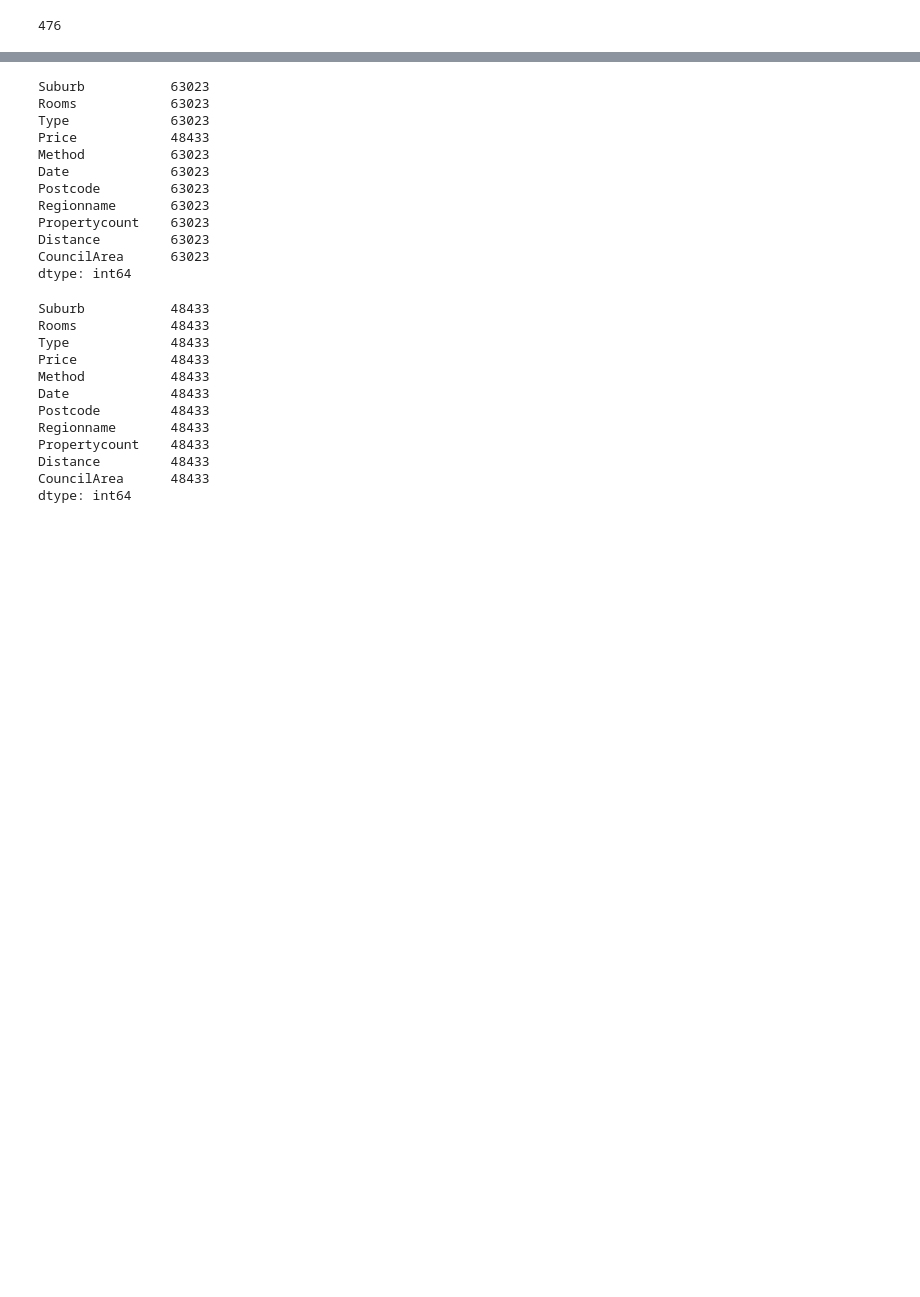
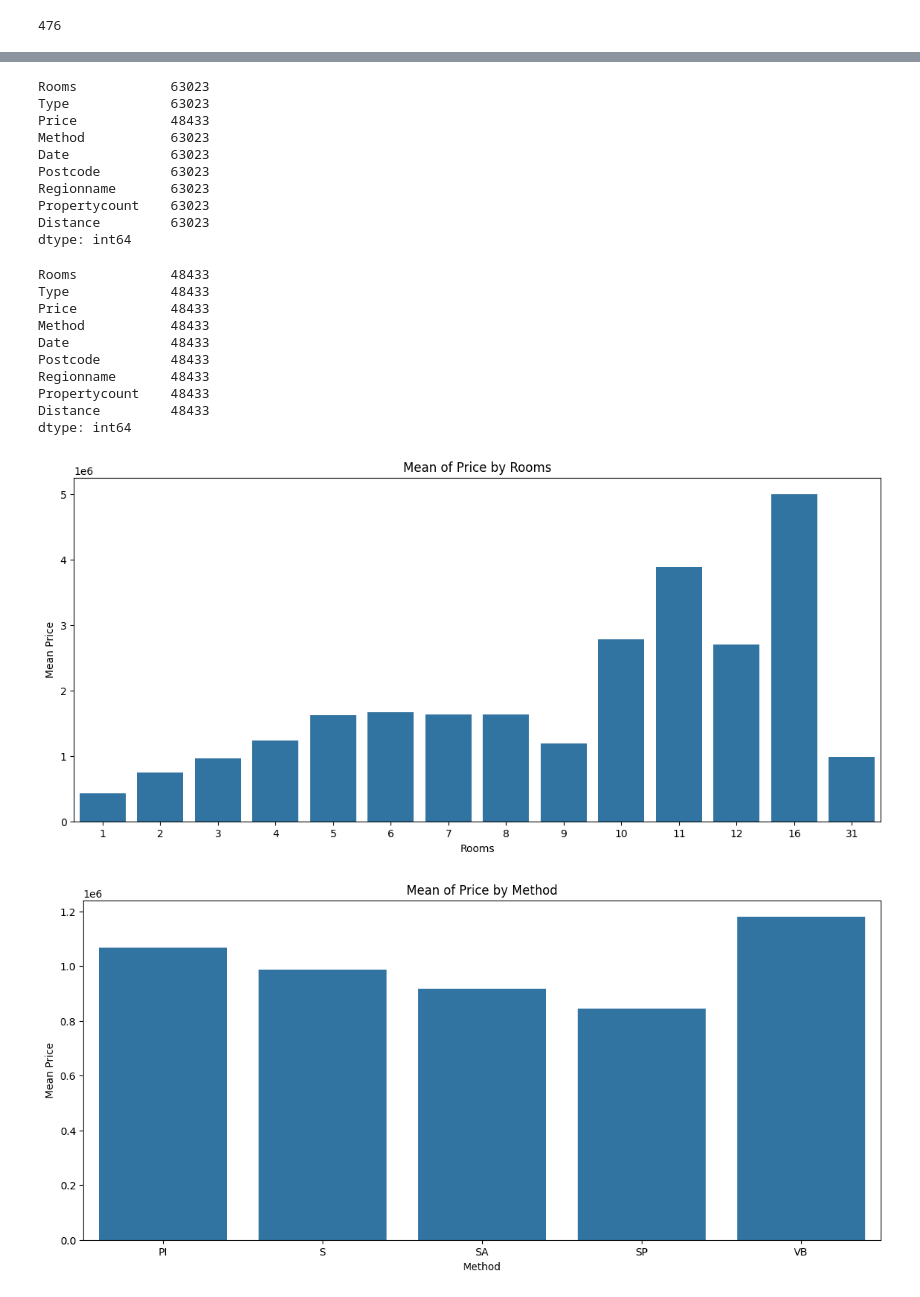
Before and after one commit to 9WooPWooP8/magister_statitstics_labs, a Jupyter notebook: lab5/task_new.ipynb, the cells around one changed output, grey strips where cells are left out. Drawn from its saved outputs; the diff is of its cells as text; code cells hidden in the pictures; blank space fills up the shorter version.

```diff
--- a/lab5/task_new.ipynb
+++ b/lab5/task_new.ipynb
@@ -53,7 +53,15 @@ len(df["SellerG"].unique())
 # dev site - development site;
 # o res - other residential.
 # %%
-df = df.drop("SellerG", axis=1).drop("Address", axis=1)
+drop_columns = ["SellerG", "Address", "Suburb", "CouncilArea"]
+
+for col in drop_columns:
+    df = df.drop(col, axis=1)
+
+df['Date'] = pd.to_datetime(df['Date'], format="%d/%m/%Y")
+
+# Convert date to total seconds since Unix epoch
+df['Date'] = (df['Date'] - pd.Timestamp('1970-01-01')).dt.total_seconds()
 # %%
 df.isnull().sum()
 # %% [output]
@@ -72,7 +78,6 @@ dtype: int64
 # %%
 df.count()
 # %% [output]
-Suburb           63023
 Rooms            63023
 Type             63023
 Price            48433
@@ -82,14 +87,12 @@ Postcode         63023
 Regionname       63023
 Propertycount    63023
 Distance         63023
-CouncilArea      63023
 dtype: int64
 # %%
 df = df.dropna()
 # %%
 df.count()
 # %% [output]
-Suburb           48433
 Rooms            48433
 Type             48433
 Price            48433
@@ -99,21 +102,60 @@ Postcode         48433
 Regionname       48433
 Propertycount    48433
 Distance         48433
-CouncilArea      48433
 dtype: int64
 # %%
 import pandas as pd
 import numpy as np
 import matplotlib.pyplot as plt
 from scipy.stats import gaussian_kde
 import seaborn as sns
 
+df_target = df["Price"]
+df_target_name = "Price"
 
-continuous_data_columns = ["age", "credit_score", "balance", "estimated_salary", "tenure"]
-categorical_data_columns = ["country", "gender", "products_number", "credit_card", "active_member"]
+discrete_data_columns = ["Rooms"]
+continuous_data_columns = ["Distance", "Propertycount", "Date"]
+number_data_columns = discrete_data_columns + continuous_data_columns
+categorical_data_columns = ["Regionname", "Method", "Type"]
+
+plt.rcParams['figure.figsize'] = (14, 6)
+
+for column in discrete_data_columns + ["Method", "Type"]:
+    # Calculate the mean of 'target' by 'group'
+    mean_target_by_group = df.groupby(column)[df_target_name].mean()
+
+    mean_target_by_group = mean_target_by_group.reset_index()
+
+    # Plot
+    sns.barplot(data=mean_target_by_group, x=column, y=df_target_name)
+    plt.title(f'Mean of Price by {column}')
+    plt.xlabel(column)
+    plt.ylabel('Mean Price')
+    plt.show()
 
 
-fig, axs = plt.subplots(nrows=4, ncols=3, figsize=(15,20))
-axs=axs.flat
-for i in range(len(df.columns)-1):
-    sns.histplot(data=df, bins=15, stat=count x=df.columns[i],hue="Price",ax=axs[i])
+for column in continuous_data_columns:
+    # Calculate the mean of 'target' by 'group'# Bin 'x' into discrete categories
+    df_grouped_cont = df.copy()
+    df_grouped_cont['x_bin'] = pd.cut(df_grouped_cont[column], bins=7)
+
+    # Calculate mean of 'y' for each bin
+    aggregated_data = df_grouped_cont.groupby('x_bin')[df_target_name].mean().reset_index()
+
+    # Plot
+    sns.barplot(data=aggregated_data, x='x_bin', y=df_target_name)
+    plt.title(f'Mean of Price by {column}')
+    plt.xlabel(column)
+    plt.ylabel('Mean Price')
+    plt.show()
+
+
+# sns.countplot(data=df, x='Rooms', y=df_target_name, kde=True)
+# plt.title('Scatter Plot of Feature1 vs Target')
+# plt.show()
+
+# for i in range(len(df.columns)-1):
+#     sns.histplot(data=df, bins=15, stat=count x=df.columns[i],hue="Price",ax=axs[i])
+# %% [output]
+[figure, added]
+[figure, added]
```
Also changed, not shown: parts of 8 cells of this notebook, 1 other file.
